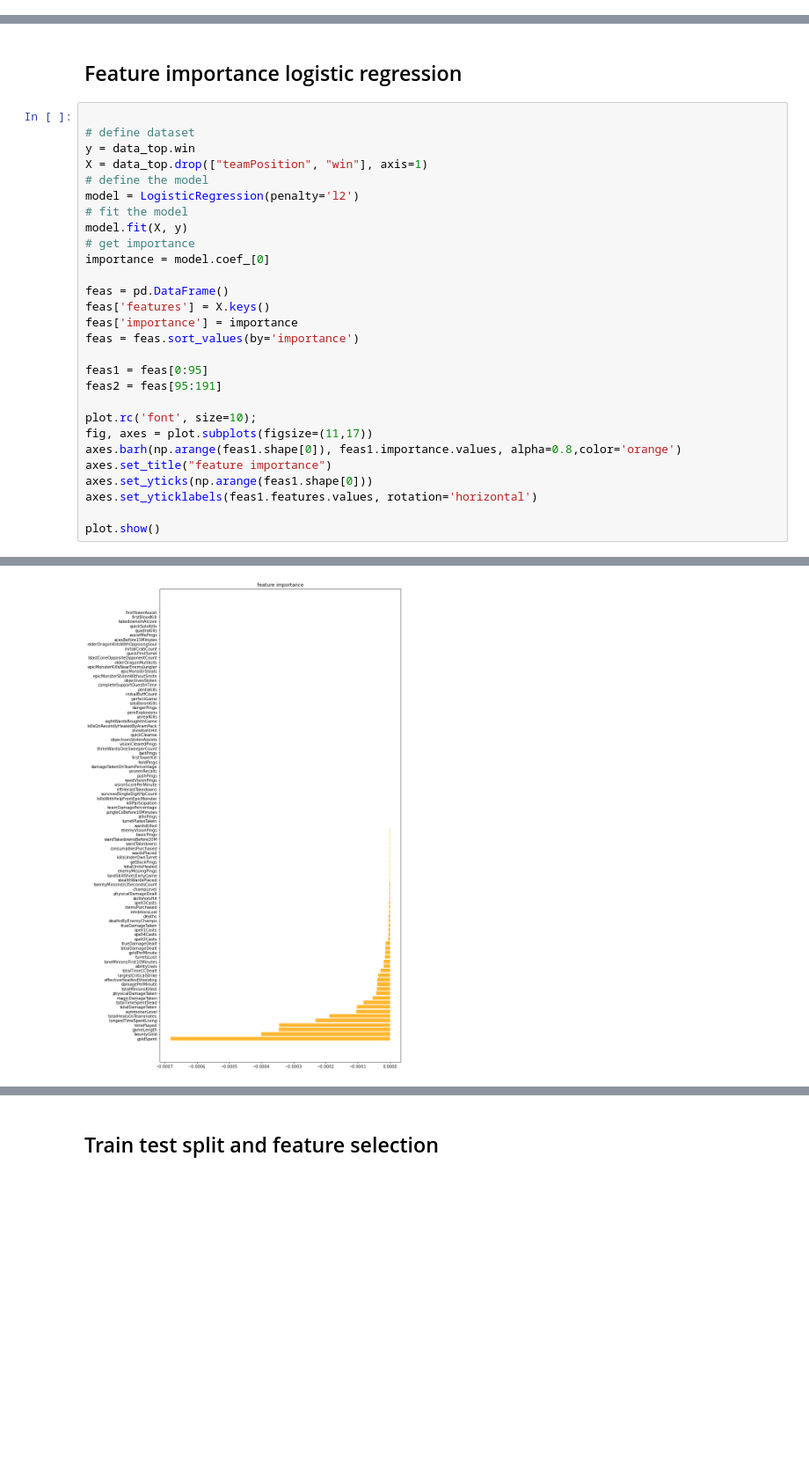
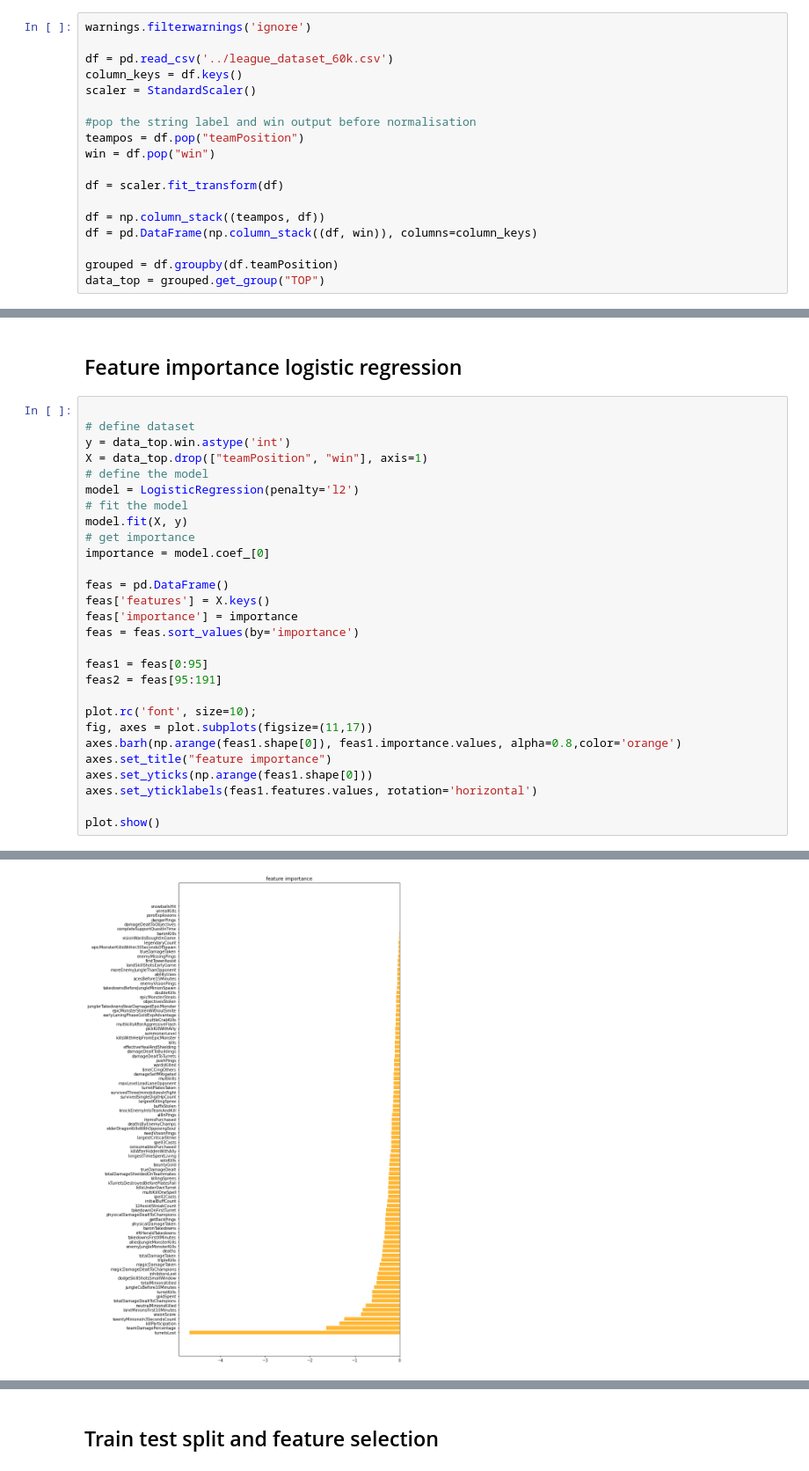
Before and after one commit to raosp123/ML-League-of-Legends, a Jupyter notebook: models/Top-Lane.ipynb, the cells around one changed output, grey strips where cells are left out. Shown: that part at 88% size. Drawn from its saved outputs; the diff is of its cells as text; blank space fills up the shorter version.

Commit message:
added standardization

```diff
--- a/models/Top-Lane.ipynb
+++ b/models/Top-Lane.ipynb
@@ -18,3 +16,21 @@ data_top = grouped.get_group("TOP")
+# %%
+warnings.filterwarnings('ignore')
+
+df = pd.read_csv('../league_dataset_60k.csv')
+column_keys = df.keys()
+scaler = StandardScaler()
+
+#pop the string label and win output before normalisation
+teampos = df.pop("teamPosition")
+win = df.pop("win")
+
+df = scaler.fit_transform(df)
+
+df = np.column_stack((teampos, df))
+df = pd.DataFrame(np.column_stack((df, win)), columns=column_keys)
+
+grouped = df.groupby(df.teamPosition)
+data_top = grouped.get_group("TOP")
 # %% [markdown]
 ## A Peek inside the Datasets
 # %%
@@ -34,7 +50,7 @@ data_top.head(5)
 # %%
 
 # define dataset
-y = data_top.win
+y = data_top.win.astype('int')
 X = data_top.drop(["teamPosition", "win"], axis=1)
 # define the model
 model = LogisticRegression(penalty='l2')
@@ -70,4 +79,4 @@ Please also refer to the documentation for alternative solver options:
-[figure, old version]
+[figure, new version]
 # %%
 fig, axes = plot.subplots(figsize=(11,17))
 axes.barh(np.arange(feas2.shape[0]), feas2.importance.values, alpha=0.8,color='orange')
```
Also changed, not shown: parts of 11 cells of this notebook, 5 other files.
